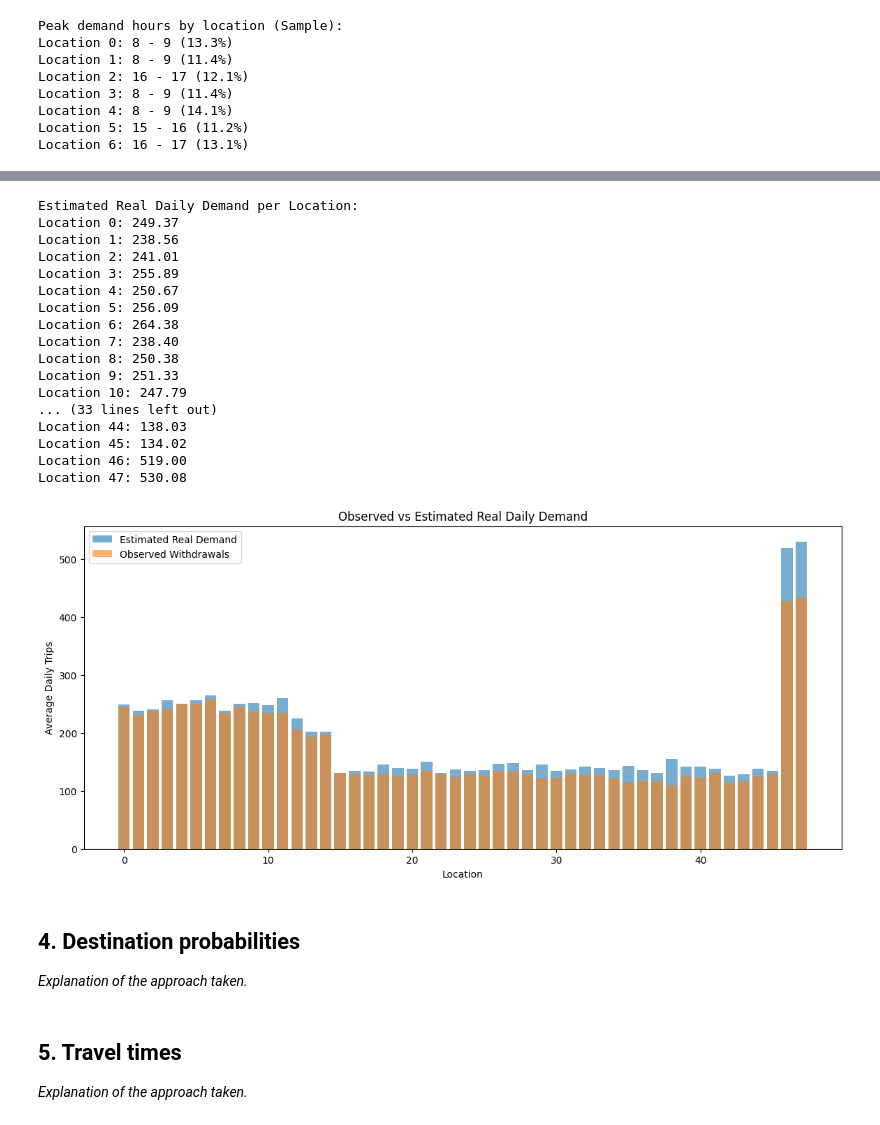
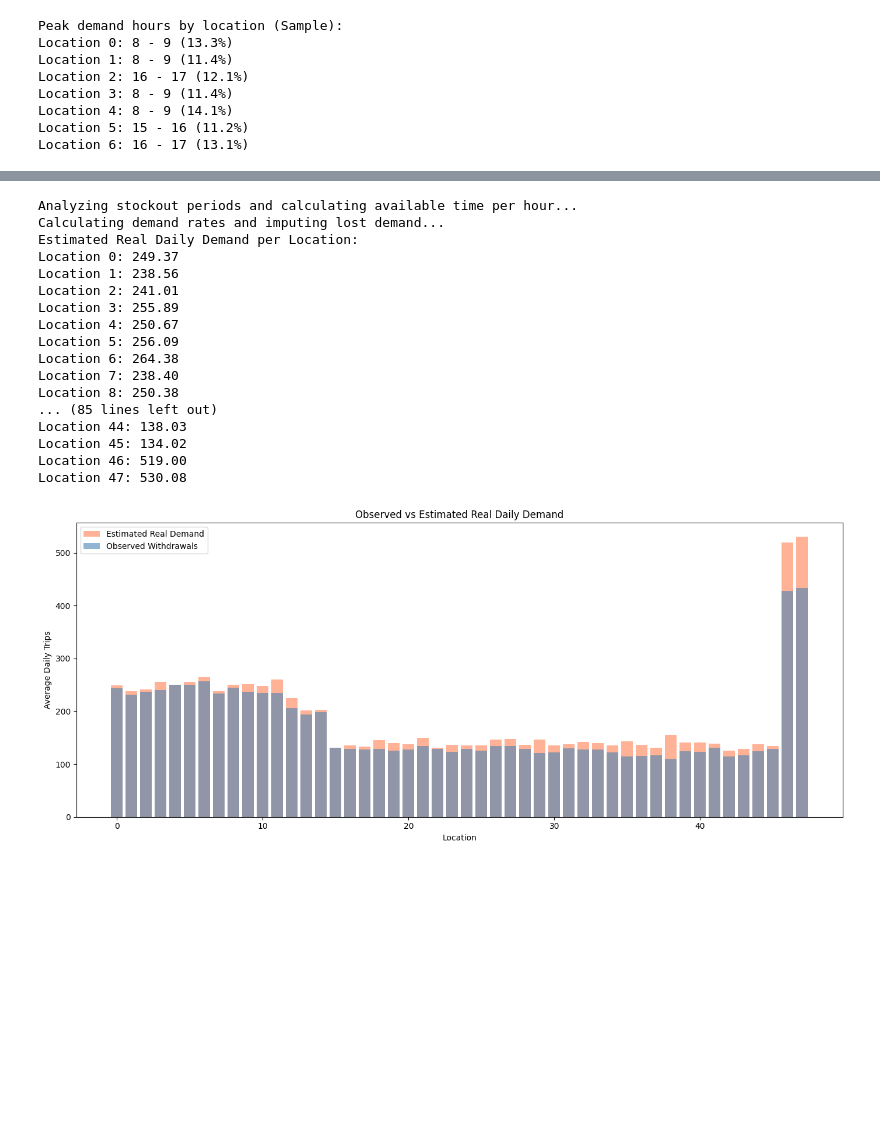
Before and after one commit to kuborro123/magda_is_demon_hunter, a Jupyter notebook: 1CK130_2025_Assignment_3_Jakub.ipynb, the cells around one changed output, grey strips where cells are left out. Saved outputs shown, nothing was run; the diff lists cells and outputs as text; code cells hidden in the pictures; blank space fills up the shorter version.

```diff
--- a/1CK130_2025_Assignment_3_Jakub.ipynb
+++ b/1CK130_2025_Assignment_3_Jakub.ipynb
@@ -281,20 +287,19 @@ True demand is censored when a location runs out of bikes (stockout). To estimat
 # %%
-# Initialize data structures
+# ========== STEP 1: Initialize data structures ==========
 real_demand_totals = {i: 0.0 for i in range(NUM_LOCATIONS)}
+hourly_stats = {}  # Will store: hourly_stats[loc][day][hour] = {'obs': count, 'avail_min': minutes}
 
-# Helper to store hourly stats
-# hourly_stats[loc][day][hour] = {'obs': count, 'avail_min': minutes}
-hourly_stats = {}
-
-# Pass 1: Calculate observed demand and available time per hour
+# ========== STEP 2: Identify stockouts and calculate available time ==========
 for loc_id in range(NUM_LOCATIONS):
     hourly_stats[loc_id] = {}
+
     for day in range(NUM_DAYS):
+        # Initialize: assume full 60 minutes available per hour
         hourly_stats[loc_id][day] = {h: {'obs': 0, 'avail_min': 60.0} for h in range(HOURS_IN_DAY)}
 
         day_data = daily_data[day]
 
-        # Get Withdrawals and Returns for this loc/day
+        # --- Extract withdrawal and return events ---
         wdrs = day_data[day_data['wdr_loc'] == loc_id][['wdr_t', 'wdr_b']].copy()
         wdrs['type'] = 'wdr'
         wdrs.rename(columns={'wdr_t': 'time', 'wdr_b': 'stock'}, inplace=True)
@@ -303,35 +308,39 @@ for loc_id in range(NUM_LOCATIONS):
         rets['type'] = 'ret'
         rets.rename(columns={'ret_t': 'time', 'ret_b': 'stock'}, inplace=True)
 
-        # Merge and sort events
+        # Merge and sort events by time (chronological order)
         events = pd.concat([wdrs, rets]).sort_values('time')
 
-        # Determine stockout intervals
+        # --- Find stockout periods ---
+        # A stockout starts when a withdrawal leaves 0 bikes, ends when a bike is returned
         stockouts = []
         on_stockout = False
         start_time = 0.0
 
         for row in events.itertuples():
+            # Stockout begins
             if row.type == 'wdr' and row.stock == 0 and not on_stockout:
                 on_stockout = True
                 start_time = row.time
+            # Stockout ends
             elif row.type == 'ret' and on_stockout:
                 on_stockout = False
                 stockouts.append((start_time, row.time))
 
+        # If still in stockout at end of day
         if on_stockout:
             stockouts.append((start_time, 24.0))
 
-        # Process each hour
+        # --- Calculate available time per hour ---
         for h in range(HOURS_IN_DAY):
             t_start = float(h)
             t_end = float(h + 1)
 
-            # Calculate unavailable time in this hour
+            # Find overlap between stockout periods and this hour
             unavailable = 0.0
             for s_start, s_end in stockouts:
-                ov_start = max(s_start, t_start)
-                ov_end = min(s_end, t_end)
+                ov_start = max(s_start, t_start)  # Later of the two starts
+                ov_end = min(s_end, t_end)        # Earlier of the two ends
                 if ov_end > ov_start:
                     unavailable += (ov_end - ov_start)
 
@@ -339,39 +348,39 @@ for loc_id in range(NUM_LOCATIONS):
             avail_min = (1.0 - unavailable) * 60.0
             hourly_stats[loc_id][day][h]['avail_min'] = max(0.0, avail_min)
 
-            # Count observed withdrawals
+            # Count observed withdrawals in this hour
             obs = len(wdrs[(wdrs['time'] >= t_start) & (wdrs['time'] < t_end)])
             hourly_stats[loc_id][day][h]['obs'] = obs
 
-# Pass 2: Calculate Average Rates and Estimate Lost Demand
+# ========== STEP 3: Calculate demand rates and impute lost demand ==========
 for loc_id in range(NUM_LOCATIONS):
     for h in range(HOURS_IN_DAY):
-        # Calculate average rate for this loc/hour across all valid days
+        # --- Calculate average rate for this location/hour ---
         total_obs = 0
         total_avail_min = 0.0
 
         for day in range(NUM_DAYS):
-            # Only use days where there was some availability to establish a rate
             stats = hourly_stats[loc_id][day][h]
             total_obs += stats['obs']
             total_avail_min += stats['avail_min']
 
         # Compute rate (withdrawals per minute)
-        if total_avail_min > 5: # Threshold to avoid noise from tiny intervals
+        if total_avail_min > 5:  # Need sufficient data
             rate = total_obs / total_avail_min
         else:
-            rate = 0.0 # Cannot estimate if never available
+            rate = 0.0
 
-        # Apply rate to calculate Real Demand
+        # --- Apply rate to estimate lost demand ---
         for day in range(NUM_DAYS):
             stats = hourly_stats[loc_id][day][h]
-            obs = stats['obs']
-            lost_min = 60.0 - stats['avail_min']
-            lost_demand = rate * lost_min
+            obs = stats['obs']                      # Observed withdrawals
+            lost_min = 60.0 - stats['avail_min']   # Minutes unavailable
+            lost_demand = rate * lost_min           # Estimated lost demand
 
+            # Real demand = observed + estimated lost
             real_demand_totals[loc_id] += (obs + lost_demand)
 
-# Calculate Average Daily Real Demand
+# ========== STEP 4: Calculate average daily real demand ==========
 print("Estimated Real Daily Demand per Location:")
 avg_real_demand = {}
 for loc_id in range(NUM_LOCATIONS):
@@ -379,7 +388,7 @@ for loc_id in range(NUM_LOCATIONS):
     avg_real_demand[loc_id] = avg
     print(f"Location {loc_id}: {avg:.2f}")
 
-# Optional: Plot Real vs Observed (Total)
+# ========== STEP 5: Visualize observed vs real demand ==========
 # Calculate total observed for comparison
 total_observed = {i: 0 for i in range(NUM_LOCATIONS)}
 for day in range(NUM_DAYS):
@@ -387,40 +396,38 @@ for day in range(NUM_DAYS):
     counts = d['wdr_loc'].value_counts()
     for loc_id, count in counts.items():
         if pd.notna(loc_id) and 0 <= loc_id < NUM_LOCATIONS:
             total_observed[int(loc_id)] += count
 
+# Prepare data for bar chart
 locs = list(range(NUM_LOCATIONS))
 obs_vals = [total_observed[i]/NUM_DAYS for i in locs]
 real_vals = [avg_real_demand[i] for i in locs]
 
 plt.figure(figsize=(14, 6))
-plt.bar(locs, real_vals, alpha=0.6, label='Estimated Real Demand')
-plt.bar(locs, obs_vals, alpha=0.6, label='Observed Withdrawals')
+plt.bar(locs, real_vals, alpha=0.6, label='Estimated Real Demand', color='coral')
+plt.bar(locs, obs_vals, alpha=0.6, label='Observed Withdrawals', color='steelblue')
 plt.xlabel('Location')
 plt.ylabel('Average Daily Trips')
 plt.title('Observed vs Estimated Real Daily Demand')
 plt.legend()
+plt.tight_layout()
 plt.show()
 # %% [output]
+Analyzing stockout periods and calculating available time per hour...
+Calculating demand rates and imputing lost demand...
 Estimated Real Daily Demand per Location:
 Location 0: 249.37
 Location 1: 238.56
 Location 2: 241.01
 Location 3: 255.89
 Location 4: 250.67
 Location 5: 256.09
 Location 6: 264.38
 Location 7: 238.40
 Location 8: 250.38
-Location 9: 251.33
-Location 10: 247.79
-... (33 lines left out)
+... (85 lines left out)
 Location 44: 138.03
 Location 45: 134.02
 Location 46: 519.00
 Location 47: 530.08
-[figure, old version]
+[figure, new version]
-# %% [markdown]
-## 4. Destination probabilities
-
-*Explanation of the approach taken.*
@@ -429,4 +433,0 @@ Location 47: 530.08
-# %% [markdown]
-## 5. Travel times
-
-*Explanation of the approach taken.*
```
Also changed, not shown: parts of 17 cells of this notebook, 2 other files.
